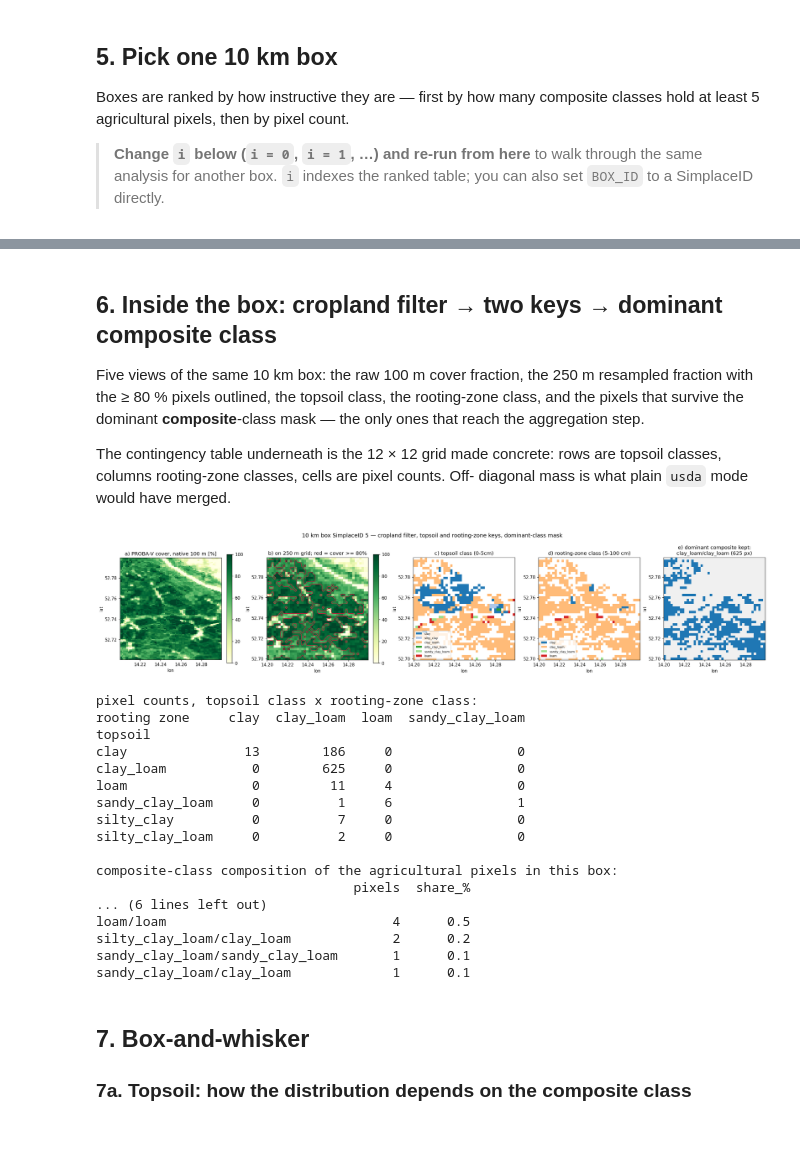
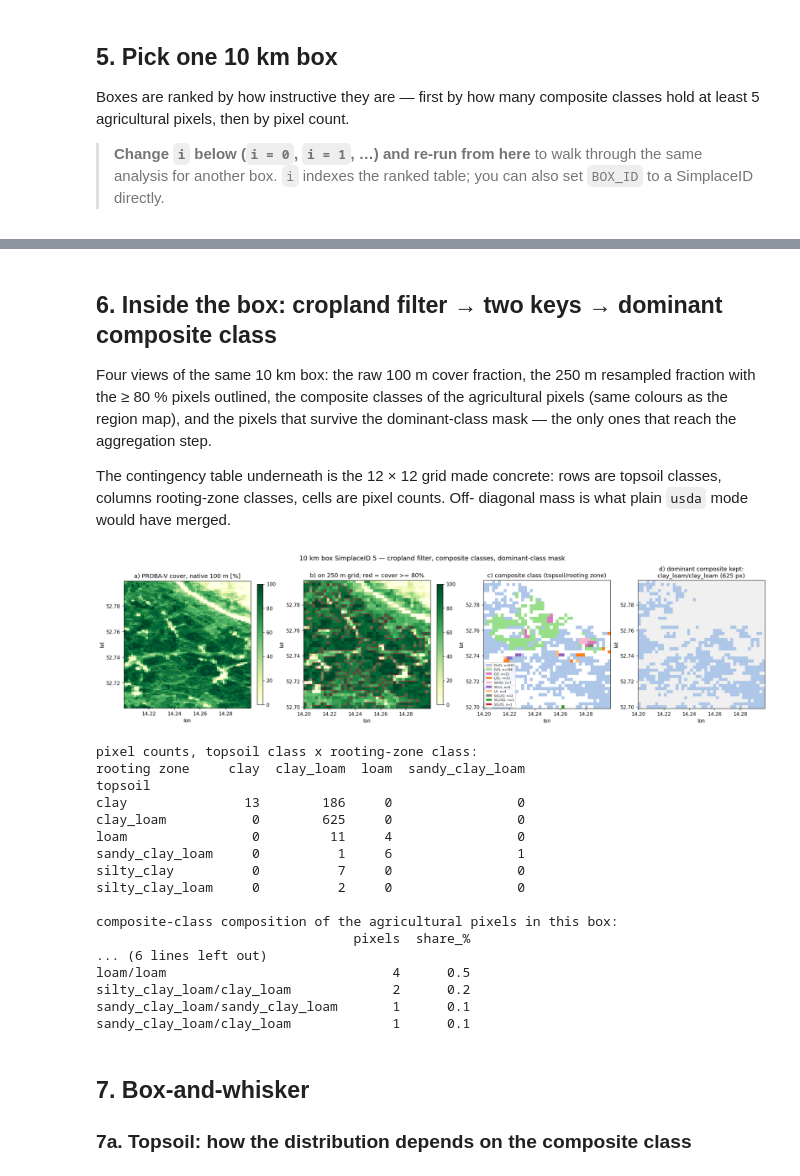
Before and after one commit to Kaushikreddym/data4simplace, a Jupyter notebook: notebooks/demo_aggregation.ipynb, the cells around one changed output, grey strips where cells are left out. Drawn from its saved outputs; the diff is of its cells as text; code cells hidden in the pictures; blank space fills up the shorter version.

```diff
--- a/notebooks/demo_aggregation.ipynb
+++ b/notebooks/demo_aggregation.ipynb
@@ -129,11 +134,9 @@ for layer in LAYERS:
         raw = handler.fetch_wcs(layer, depth)      # -> TILES/<layer>_<depth>_mean.tif
         if raw is None:
             raise RuntimeError(f"could not fetch {layer} {depth} from the SoilGrids WCS")
-        da = handler.reproject(handler.unscale(raw, layer))
-        # The WCS tiles carry no nodata tag and use 0 over water / built-up gaps
-        # (the smallest real value in this window is ~5 %), so drop the sentinel
-        # before it can vote on the texture class or enter an average.
-        da = da.where(da > 0)
+        # unscale -> drop the 0 no-data sentinel -> reproject, exactly as the
+        # pipeline's _load_fine does, so gap pixels never reach the class vote.
+        da = handler.reproject(handler.mask_nodata(handler.unscale(raw, layer), layer))
         if reference is None:
             reference = da
         else:
@@ -384,10 +444,10 @@ dominant composite class : clay_loam/clay_loam (code 40) -> 625 pixels aggregate
 # %% [markdown]
 ## 6. Inside the box: cropland filter → two keys → dominant composite class
 
-Five views of the same 10 km box: the raw 100 m cover fraction, the 250 m
-resampled fraction with the ≥ 80 % pixels outlined, the topsoil class, the
-rooting-zone class, and the pixels that survive the dominant **composite**-class
-mask — the only ones that reach the aggregation step.
+Four views of the same 10 km box: the raw 100 m cover fraction, the 250 m
+resampled fraction with the ≥ 80 % pixels outlined, the composite classes of the
+agricultural pixels (same colours as the region map), and the pixels that survive
+the dominant-class mask — the only ones that reach the aggregation step.
 
 The contingency table underneath is the 12 × 12 grid made concrete: rows are
 topsoil classes, columns rooting-zone classes, cells are pixel counts. Off-
@@ -396,9 +456,8 @@ diagonal mass is what plain `usda` mode would have merged.
 box_codes, box_counts = np.unique(box_cls.values[box_cls.values > 0], return_counts=True)
 order = box_codes[np.argsort(-box_counts)]
 counts = pd.Series(box_counts[np.argsort(-box_counts)], index=order)
-comp_colors = {c: tab20(k % 20) for k, c in enumerate(order)}
 
-fig, axes = plt.subplots(1, 5, figsize=(22, 4.8), constrained_layout=True)
+fig, axes = plt.subplots(1, 4, figsize=(19, 4.9), constrained_layout=True)
 
 im = imshow_da(axes[0], box_frac100 * 100, cmap="YlGn", vmin=0, vmax=100)
 axes[0].set_title("a) PROBA-V cover, native 100 m [%]")
@@ -409,43 +468,41 @@ axes[1].contour(box_keep.lon, box_keep.lat, box_keep.astype(float).values,
                 levels=[0.5], colors="crimson", linewidths=1.0)
 axes[1].set_title(f"b) on 250 m grid; red = cover >= "
                   f"{cfg.soil.cropland_min_fraction:.0%}")
 fig.colorbar(im, ax=axes[1], shrink=0.8)
 
-class_panel(axes[2], box_top, f"c) topsoil class ({TOPSOIL})",
-            usda_colors, lambda c: USDA_CLASSES[c])
-class_panel(axes[3], box_root,
-            f"d) rooting-zone class ({ROOTZONE[0]:g}-{ROOTZONE[1]:g} cm)",
-            usda_colors, lambda c: USDA_CLASSES[c])
+class_panel(axes[2], box_cls, "c) composite class (topsoil/rooting zone)",
+            comp_colors, lambda c: f"{abbr(c)}  n={int(counts[c])}",
+            codes=list(order), legend_kw={"fontsize": 6, "framealpha": 0.85})
 
-imshow_da(axes[4], box_dom.astype(float),
+imshow_da(axes[3], box_dom.astype(float),
           cmap=ListedColormap(["#f0f0f0", comp_colors[dom_class]]), vmin=0, vmax=1)
-axes[4].set_title(f"e) dominant composite kept:\n{profile_class_name(dom_class)} "
+axes[3].set_title(f"d) dominant composite kept:\n{profile_class_name(dom_class)} "
                   f"({int(box_dom.sum())} px)")
 
 for ax in axes:
     ax.set_xlabel("lon"); ax.set_ylabel("lat")
-fig.suptitle(f"10 km box SimplaceID {sel_id} — cropland filter, topsoil and "
-             f"rooting-zone keys, dominant-class mask", fontsize=13)
+fig.suptitle(f"10 km box SimplaceID {sel_id} — cropland filter, composite "
+             f"classes, dominant-class mask", fontsize=13)
 plt.show()
 
 valid = box_cls.values > 0
 crosstab = pd.crosstab(
     pd.Series([USDA_CLASSES[c] for c in box_top.values[valid].astype(int)],
               name="topsoil"),
     pd.Series([USDA_CLASSES[c] for c in box_root.values[valid].astype(int)],
               name="rooting zone"),
 )
 print("pixel counts, topsoil class x rooting-zone class:")
 print(crosstab.to_string())
 
 composition = pd.DataFrame({
     "pixels": counts.values,
     "share_%": (100 * counts / counts.sum()).round(1).values,
 }, index=[profile_class_name(c) for c in order])
 print("\ncomposite-class composition of the agricultural pixels in this box:")
 print(composition.to_string())
 # %% [output]
-[figure, old version]
+[figure, new version]
 pixel counts, topsoil class x rooting-zone class:
 rooting zone     clay  clay_loam  loam  sandy_clay_loam
 topsoil
```
Also changed, not shown: parts of 9 cells of this notebook, 25 other files.
